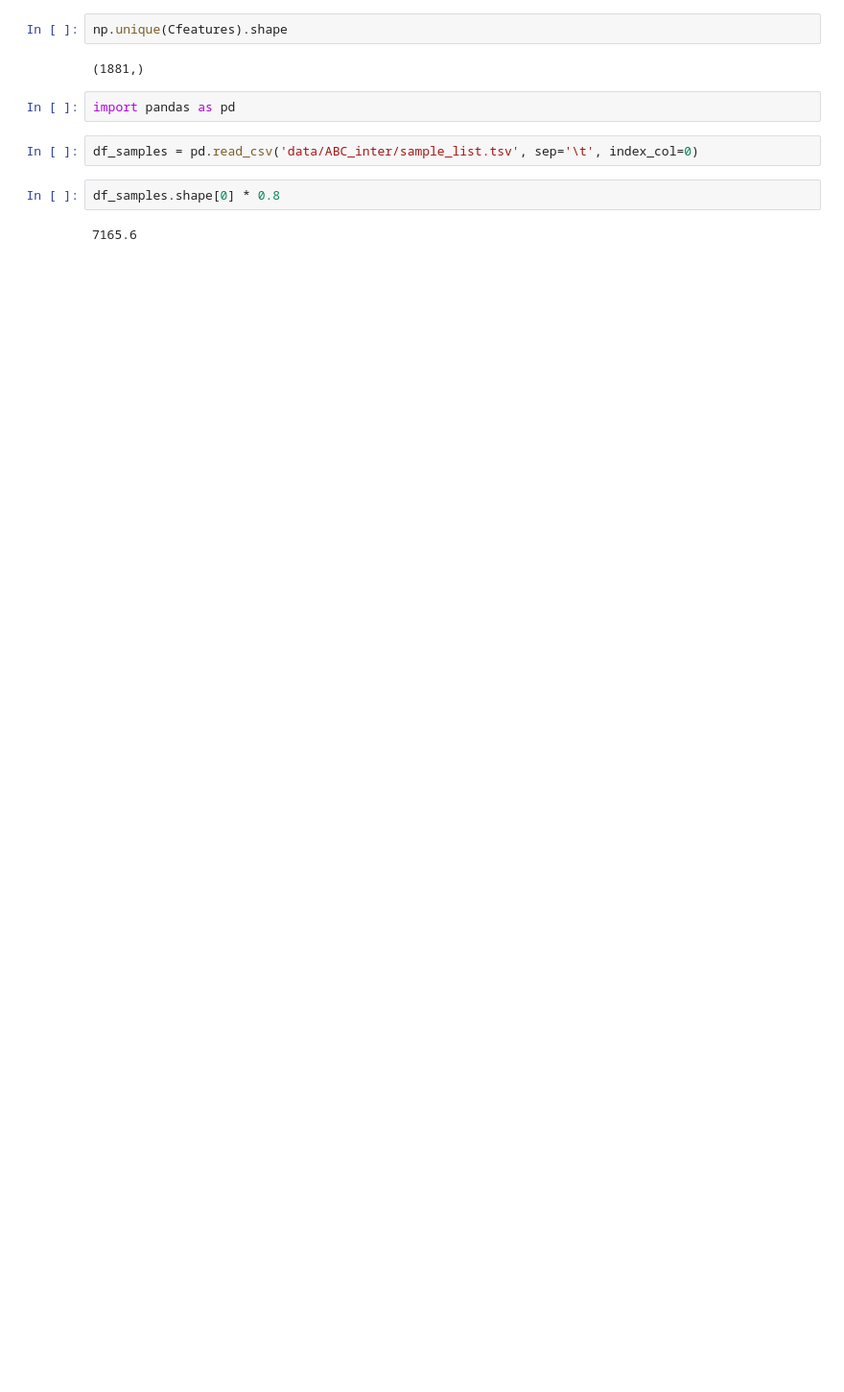
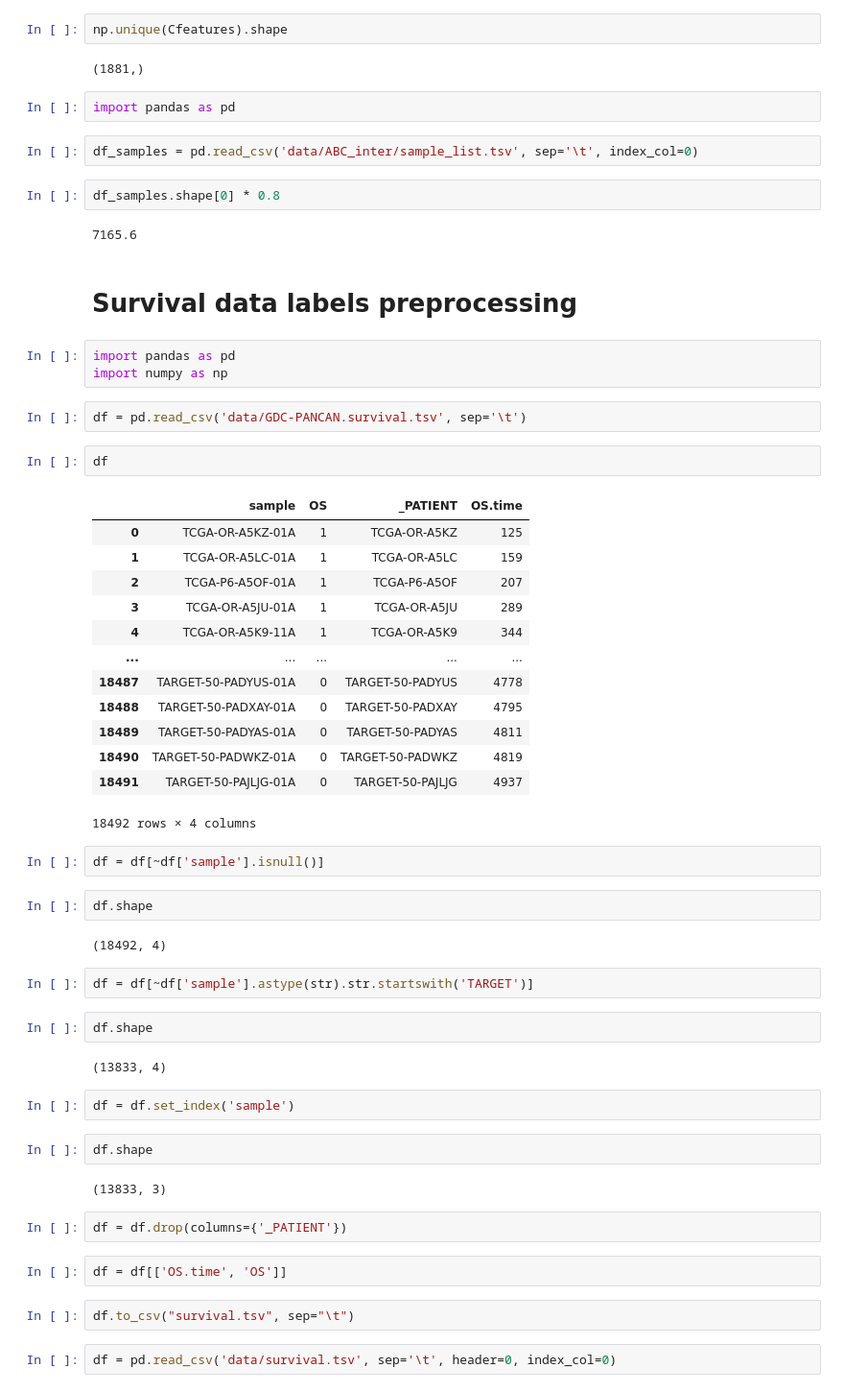
Before and after one commit to hashimsayed0/OmiEmbed, a Jupyter notebook: preprocessing.ipynb, the cells around one changed output. Shown: that part at 96% size. Saved outputs shown, nothing was run; the diff lists cells and outputs as text; blank space fills up the shorter version.

```diff
--- a/preprocessing.ipynb
+++ b/preprocessing.ipynb
@@ -614,3 +629,52 @@ df_samples = pd.read_csv('data/ABC_inter/sample_list.tsv', sep='\t', index_col=0
 df_samples.shape[0] * 0.8
 # %% [output]
 7165.6
+# %% [markdown]
+# Survival data labels preprocessing
+# %%
+import pandas as pd
+import numpy as np
+# %%
+df = pd.read_csv('data/GDC-PANCAN.survival.tsv', sep='\t')
+# %%
+df
+# %% [output]
+|  | sample | OS | _PATIENT | OS.time |
+| 0 | TCGA-OR-A5KZ-01A | 1 | TCGA-OR-A5KZ | 125 |
+| 1 | TCGA-OR-A5LC-01A | 1 | TCGA-OR-A5LC | 159 |
+| 2 | TCGA-P6-A5OF-01A | 1 | TCGA-P6-A5OF | 207 |
+| 3 | TCGA-OR-A5JU-01A | 1 | TCGA-OR-A5JU | 289 |
+| 4 | TCGA-OR-A5K9-11A | 1 | TCGA-OR-A5K9 | 344 |
+| ... | ... | ... | ... | ... |
+| 18487 | TARGET-50-PADYUS-01A | 0 | TARGET-50-PADYUS | 4778 |
+| 18488 | TARGET-50-PADXAY-01A | 0 | TARGET-50-PADXAY | 4795 |
+| 18489 | TARGET-50-PADYAS-01A | 0 | TARGET-50-PADYAS | 4811 |
+| 18490 | TARGET-50-PADWKZ-01A | 0 | TARGET-50-PADWKZ | 4819 |
+| 18491 | TARGET-50-PAJLJG-01A | 0 | TARGET-50-PAJLJG | 4937 |
+18492 rows × 4 columns
+# %%
+df = df[~df['sample'].isnull()]
+# %%
+df.shape
+# %% [output]
+(18492, 4)
+# %%
+df = df[~df['sample'].astype(str).str.startswith('TARGET')]
+# %%
+df.shape
+# %% [output]
+(13833, 4)
+# %%
+df = df.set_index('sample')
+# %%
+df.shape
+# %% [output]
+(13833, 3)
+# %%
+df = df.drop(columns={'_PATIENT'})
+# %%
+df = df[['OS.time', 'OS']]
+# %%
+df.to_csv("survival.tsv", sep="\t")
+# %%
+df = pd.read_csv('data/survival.tsv', sep='\t', header=0, index_col=0)
```
Also changed, not shown: parts of 33 cells of this notebook, 12 other files.
